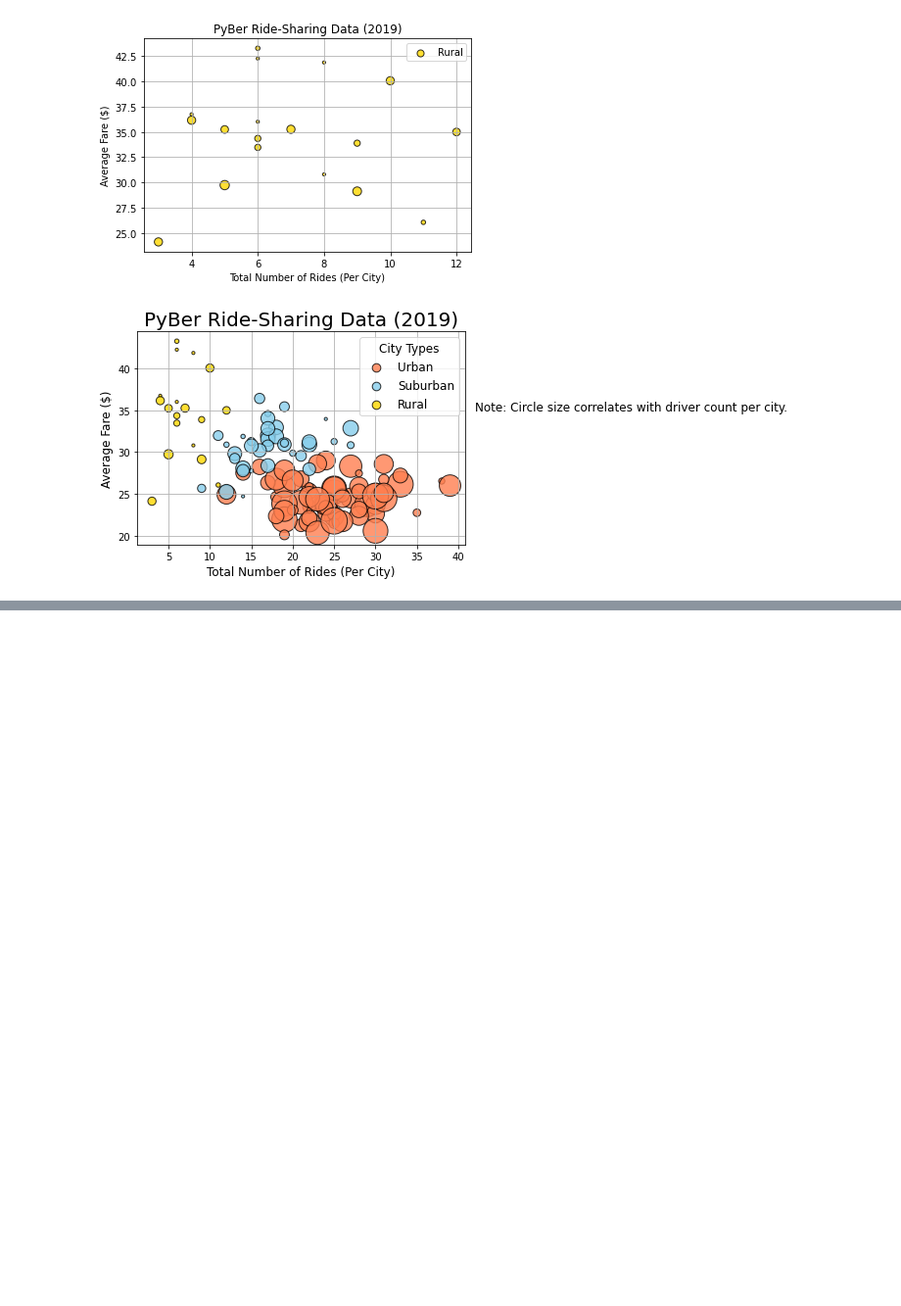
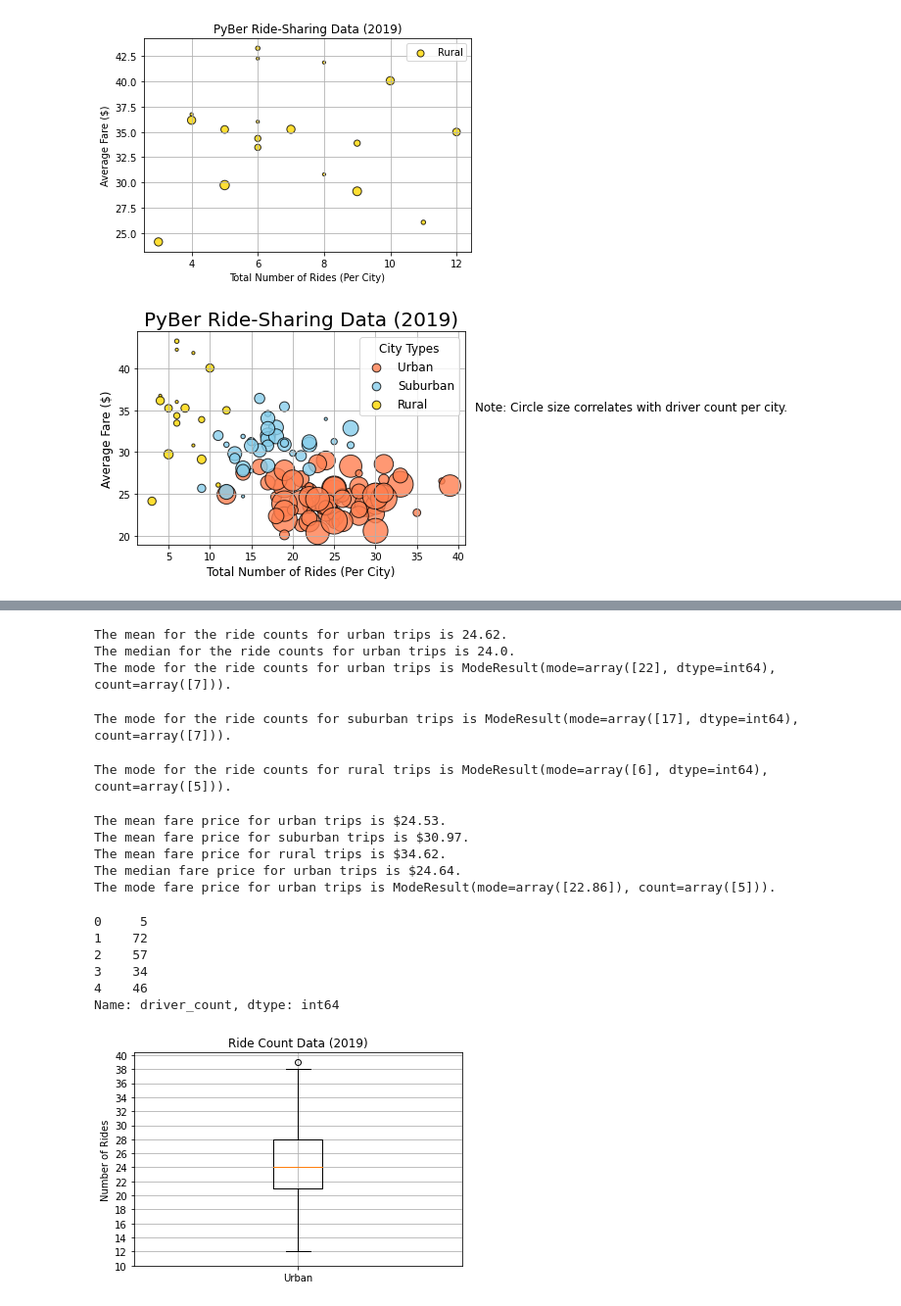
Before and after one commit to wteklay/PyBer_Analysis, a Jupyter notebook: PyBer.ipynb, the cells around one changed output, grey strips where cells are left out. Shown at 98% size. Cells and saved outputs as stored; diff of their text form; code cells hidden in the pictures; blank space fills up the shorter version.

Commit message:
Adding box plots

```diff
--- a/PyBer.ipynb
+++ b/PyBer.ipynb
@@ -301,0 +398,75 @@ plt.savefig("Fig1.png")
+# %%
+mean_urban_ride_count = np.mean(urban_ride_count)
+print(f"The mean for the ride counts for urban trips is {mean_urban_ride_count:.2f}.")
+
+median_urban_ride_count = np.median(urban_ride_count)
+print(f"The median for the ride counts for urban trips is {median_urban_ride_count}.")
+
+mode_urban_ride_count = sts.mode(urban_ride_count)
+print(f"The mode for the ride counts for urban trips is {mode_urban_ride_count}.")
+# %% [output]
+The mean for the ride counts for urban trips is 24.62.
+The median for the ride counts for urban trips is 24.0.
+The mode for the ride counts for urban trips is ModeResult(mode=array([22], dtype=int64), count=array([7])).
+# %%
+mode_suburban_ride_count = sts.mode(suburban_ride_count)
+print(f"The mode for the ride counts for suburban trips is {mode_suburban_ride_count}.")
+# %% [output]
+The mode for the ride counts for suburban trips is ModeResult(mode=array([17], dtype=int64), count=array([7])).
+# %%
+mode_rural_ride_count = sts.mode(rural_ride_count)
+print(f"The mode for the ride counts for rural trips is {mode_rural_ride_count}.")
+# %% [output]
+The mode for the ride counts for rural trips is ModeResult(mode=array([6], dtype=int64), count=array([5])).
+# %%
+urban_fares = urban_cities_df["fare"]
+urban_fares.head()
+
+suburban_fares = suburban_cities_df["fare"]
+suburban_fares.head()
+
+rural_fares = rural_cities_df["fare"]
+rural_fares.head()
+
+mean_urban_fares = np.mean(urban_fares)
+print(f"The mean fare price for urban trips is ${mean_urban_fares:.2f}.")
+
+mean_suburban_fares = np.mean(suburban_fares)
+print(f"The mean fare price for suburban trips is ${mean_suburban_fares:.2f}.")
+
+mean_rural_fares = np.mean(rural_fares)
+print(f"The mean fare price for rural trips is ${mean_rural_fares:.2f}.")
+
+median_urban_fares = np.median(urban_fares)
+print(f"The median fare price for urban trips is ${median_urban_fares:.2f}.")
+
+mode_urban_fares = sts.mode(urban_fares)
+print(f"The mode fare price for urban trips is {mode_urban_fares}.")
+# %% [output]
+The mean fare price for urban trips is $24.53.
+The mean fare price for suburban trips is $30.97.
+The mean fare price for rural trips is $34.62.
+The median fare price for urban trips is $24.64.
+The mode fare price for urban trips is ModeResult(mode=array([22.86]), count=array([5])).
+# %%
+urban_drivers = urban_cities_df['driver_count']
+urban_drivers.head()
+# %% [output]
+0     5
+1    72
+2    57
+3    34
+4    46
+Name: driver_count, dtype: int64
+# %%
+x_labels = ["Urban"]
+fig, ax = plt.subplots()
+ax.boxplot(urban_ride_count, labels=x_labels)
+# Add the title, y-axis label and grid.
+ax.set_title('Ride Count Data (2019)')
+ax.set_ylabel('Number of Rides')
+ax.set_yticks(np.arange(10, 41, step=2.0))
+ax.grid()
+plt.show()
+# %% [output]
+[figure, added]
```
Also changed, not shown: parts of 16 cells of this notebook.
